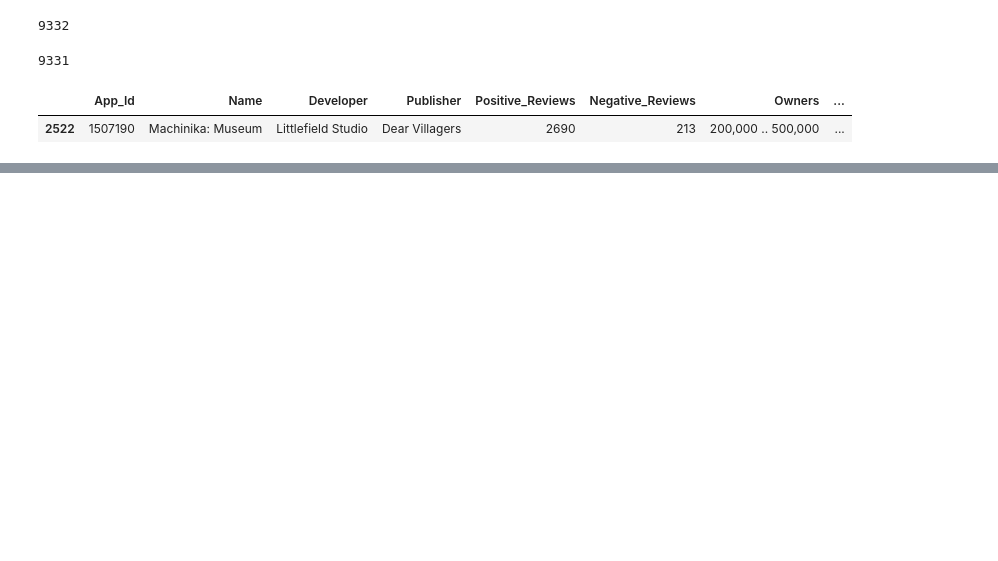
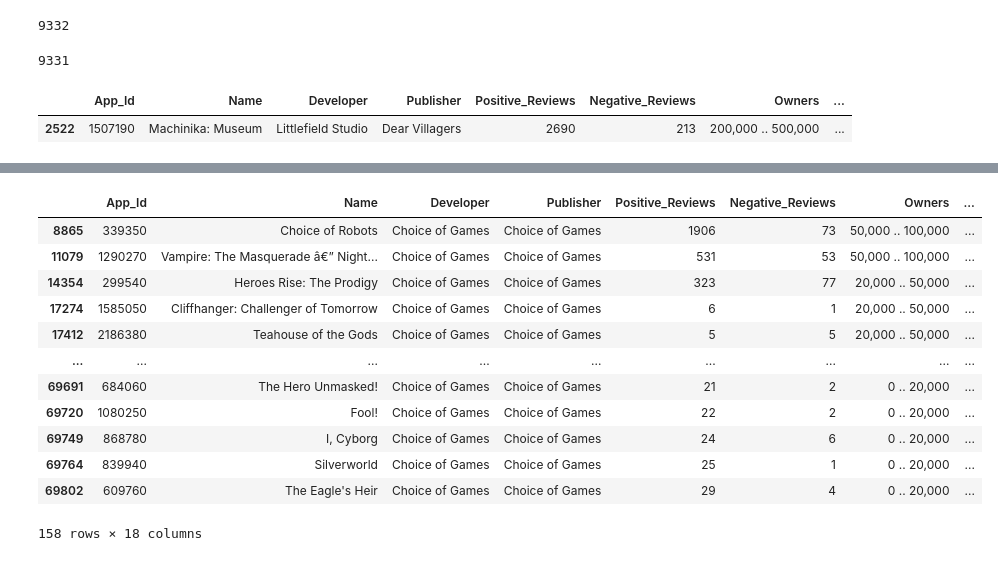
Before and after one commit to barbsjean/Steam_data_analysis, a Jupyter notebook: The Steam Notebook.ipynb, the cells around one changed output, grey strips where cells are left out. Drawn from its saved outputs; the diff is of its cells as text; code cells hidden in the pictures; blank space fills up the shorter version.

```diff
--- a/The Steam Notebook.ipynb
+++ b/The Steam Notebook.ipynb
@@ -994,0 +991,16 @@ free_games_filtered.value_counts(['Developer', 'Publisher']).reset_index()
+# %%
+steam_api_filtered[steam_api_filtered['Developer'] == 'Choice of Games']
+# %% [output]
+|  | App_Id | Name | Developer | Publisher | Positive_Reviews | Negative_Reviews | Owners | ... |
+| 8865 | 339350 | Choice of Robots | Choice of Games | Choice of Games | 1906 | 73 | 50,000 .. 100,000 | ... |
+| 11079 | 1290270 | Vampire: The Masquerade â€” Night... | Choice of Games | Choice of Games | 531 | 53 | 50,000 .. 100,000 | ... |
+| 14354 | 299540 | Heroes Rise: The Prodigy | Choice of Games | Choice of Games | 323 | 77 | 20,000 .. 50,000 | ... |
+| 17274 | 1585050 | Cliffhanger: Challenger of Tomorrow | Choice of Games | Choice of Games | 6 | 1 | 20,000 .. 50,000 | ... |
+| 17412 | 2186380 | Teahouse of the Gods | Choice of Games | Choice of Games | 5 | 5 | 20,000 .. 50,000 | ... |
+| ... | ... | ... | ... | ... | ... | ... | ... | ... |
+| 69691 | 684060 | The Hero Unmasked! | Choice of Games | Choice of Games | 21 | 2 | 0 .. 20,000 | ... |
+| 69720 | 1080250 | Fool! | Choice of Games | Choice of Games | 22 | 2 | 0 .. 20,000 | ... |
+| 69749 | 868780 | I, Cyborg | Choice of Games | Choice of Games | 24 | 6 | 0 .. 20,000 | ... |
+| 69764 | 839940 | Silverworld | Choice of Games | Choice of Games | 25 | 1 | 0 .. 20,000 | ... |
+| 69802 | 609760 | The Eagle's Heir | Choice of Games | Choice of Games | 29 | 4 | 0 .. 20,000 | ... |
+158 rows × 18 columns
```
Also changed, not shown: parts of 62 cells of this notebook, 2 other files.
